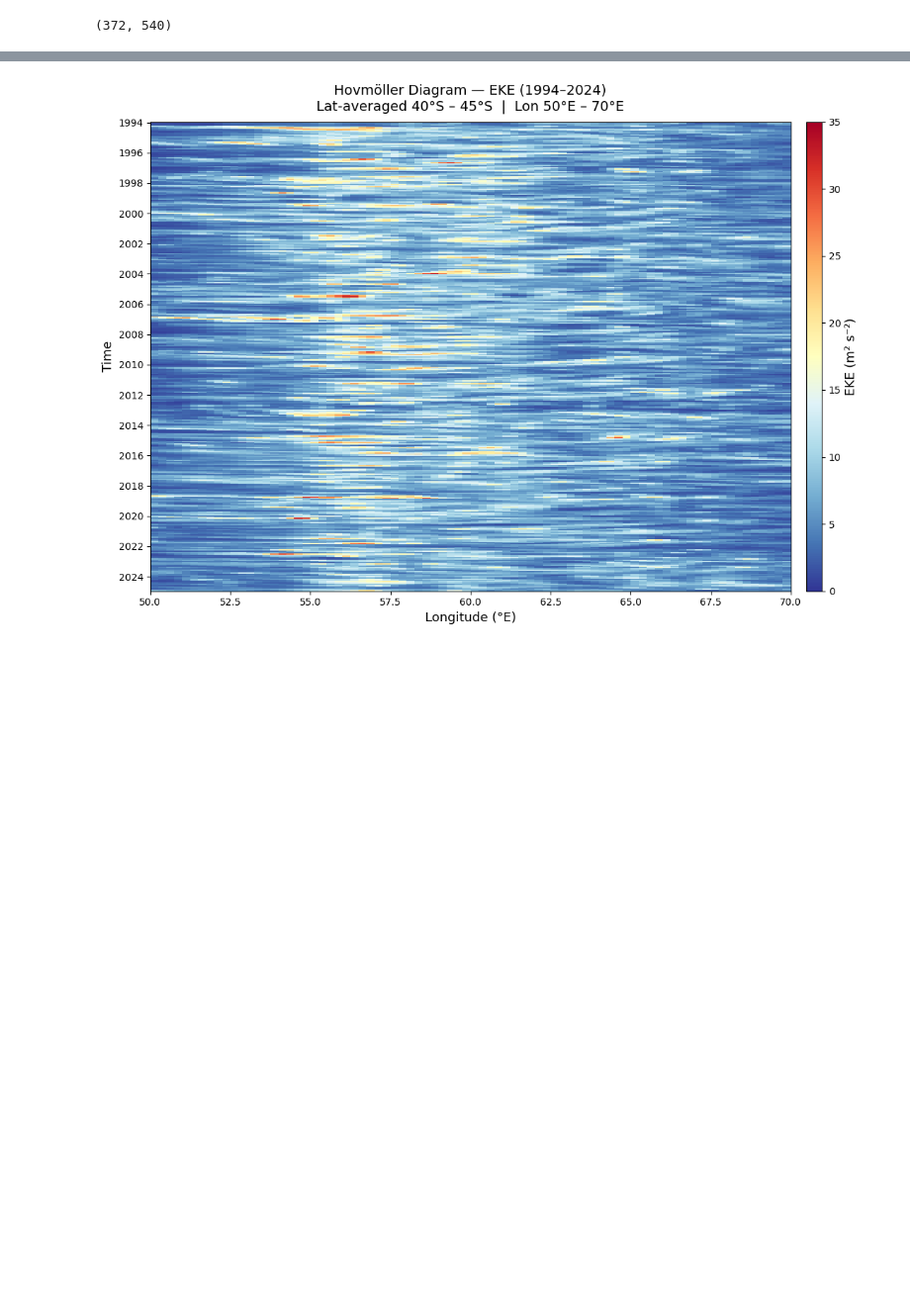
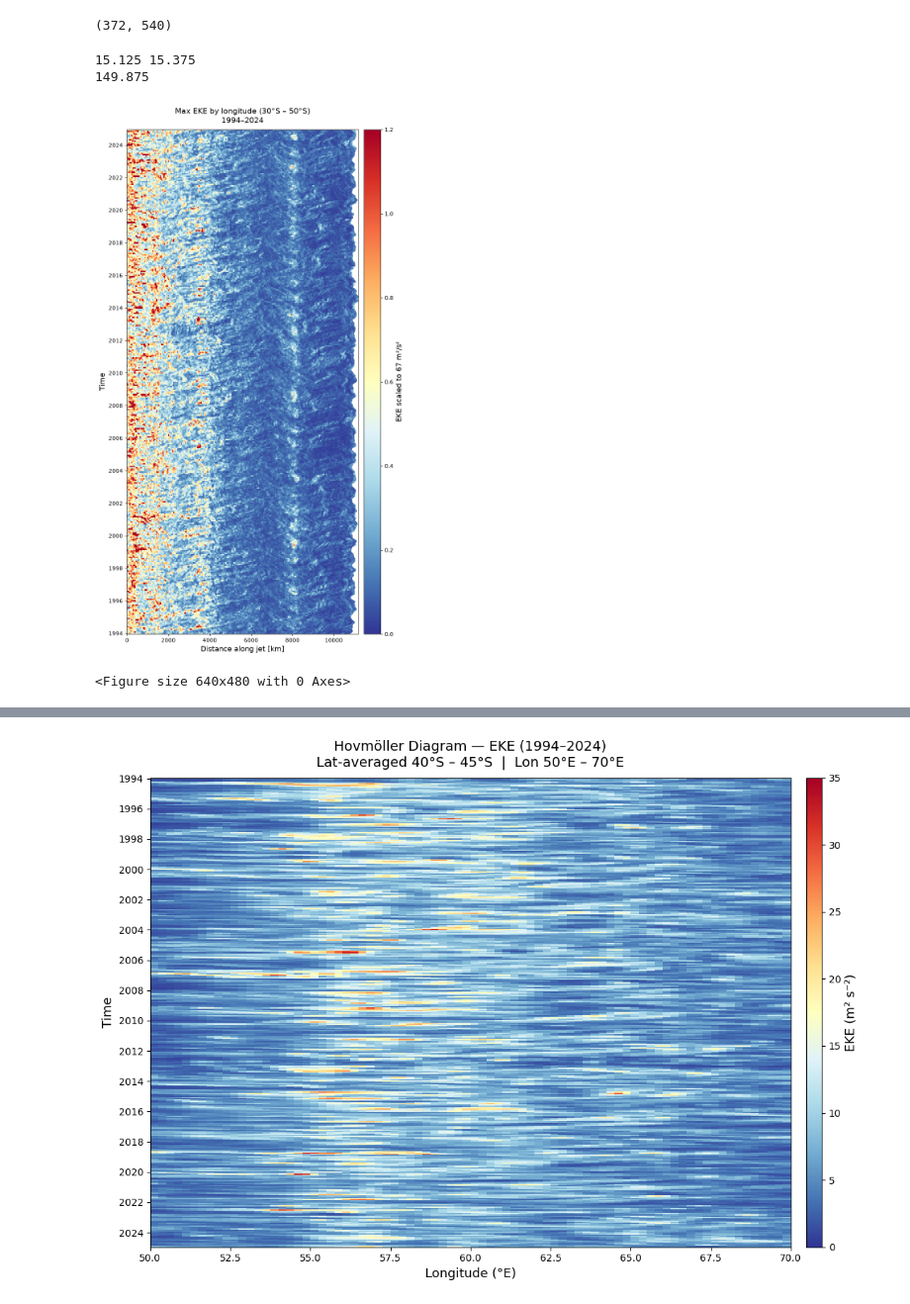
Before and after one commit to niko-odhi555/ARC-Project, a Jupyter notebook: ARC_EKE_Hovmoller.ipynb, the cells around one changed output, grey strips where cells are left out. Shown at 99% size. Drawn from its saved outputs; the diff is of its cells as text; code cells hidden in the pictures; blank space fills up the shorter version.

```diff
--- a/ARC_EKE_Hovmoller.ipynb
+++ b/ARC_EKE_Hovmoller.ipynb
@@ -61,6 +62,62 @@ max_lat = lat[max_lat_idx]                     # (time, lon) # then we use our i
 print(np.shape(max_lat)) # shape is (time,lon)
 # %% [output]
 (372, 540)
+# %%
+print(lon[0], lon[1])
+print(lon[-1])
+# %% [output]
+15.125 15.375
+149.875
+# %%
+km_scale = np.zeros((372,540))
+step = np.zeros((372,540))
+const = 2*math.pi*6371*0.25/360 # to find the longitude scale at each latitude, mulitiply this by cos(lat)
+
+for i in range(len(datetime_array)):
+    for j in range(len(lon)):
+        step[i,j] = const*(math.cos(math.radians(max_lat[i,j])))
+        km_scale[i,j] = km_scale[i,j-1] + step[i,j-1] # LFG !! Linear approximation type shit
 # %%
 output_dir = Path('./ARC_EKE Figures')
 output_dir.mkdir(parents=True, exist_ok=True)
+# %%
+# Build meshgrid
+LON, TIME = np.meshgrid(lon, mdates.date2num(datetime_array)) # converts datetime objects to matplotlib time objects
+
+# Plot
+fig, ax = plt.subplots(figsize=(8, 14))
+
+pcm = ax.pcolormesh(
+    km_scale, TIME, eke_max_scaled,
+    cmap='RdYlBu_r',
+    vmin=0, vmax=1.2,
+    shading='auto',
+)
+
+# Colorbar
+cbar = fig.colorbar(pcm, ax=ax, pad=0.02, aspect=30)
+cbar.set_label('EKE scaled to 67 m²/s²', fontsize=13)
+
+# Time axis (y-axis) — one tick per year
+ax.yaxis_date()
+ax.yaxis.set_major_locator(mdates.YearLocator(2))
+ax.yaxis.set_major_formatter(mdates.DateFormatter('%Y'))
+
+# Labels
+ax.set_xlabel('Distance along jet [km]', fontsize=13)
+ax.set_ylabel('Time', fontsize=13)
+ax.set_title(
+    'Max EKE by longitude (30°S – 50°S)\n'
+    '1994–2024',
+    fontsize=14, pad=12,
+)
+
+plt.tight_layout()
+#filename = output_dir / f'ARC_EKE_Hovmoller3.png'
+#plt.savefig(filename, dpi=150, bbox_inches='tight')
+plt.show()
+plt.savefig('ARC_EKE_Homvoller_km')
+#f.close()
+# %% [output]
+[figure, added]
+<Figure size 640x480 with 0 Axes>
```
Also changed, not shown: parts of 3 cells of this notebook, 1 other file.
